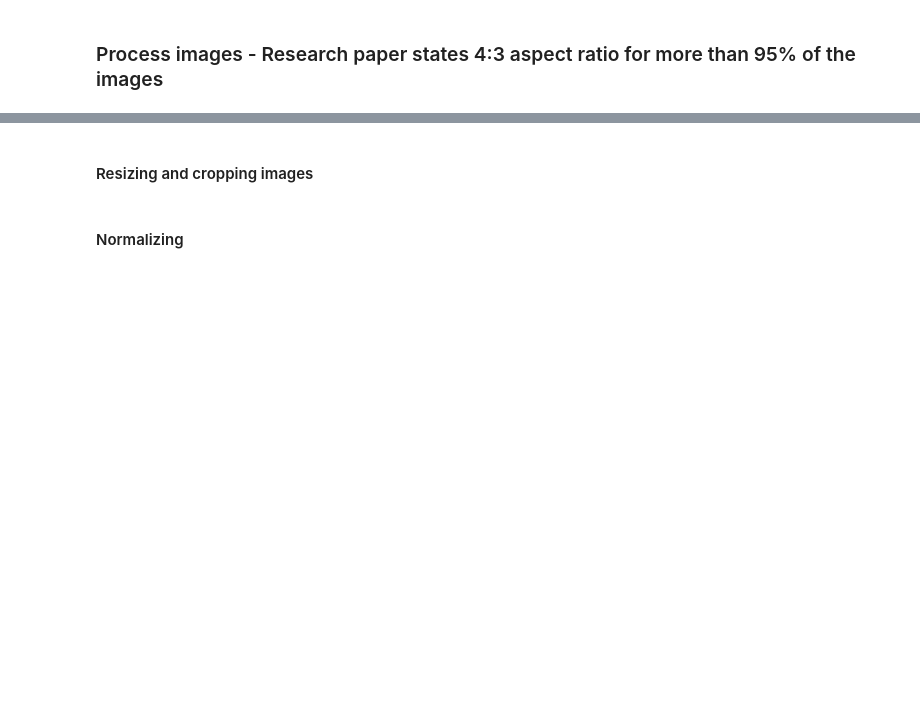
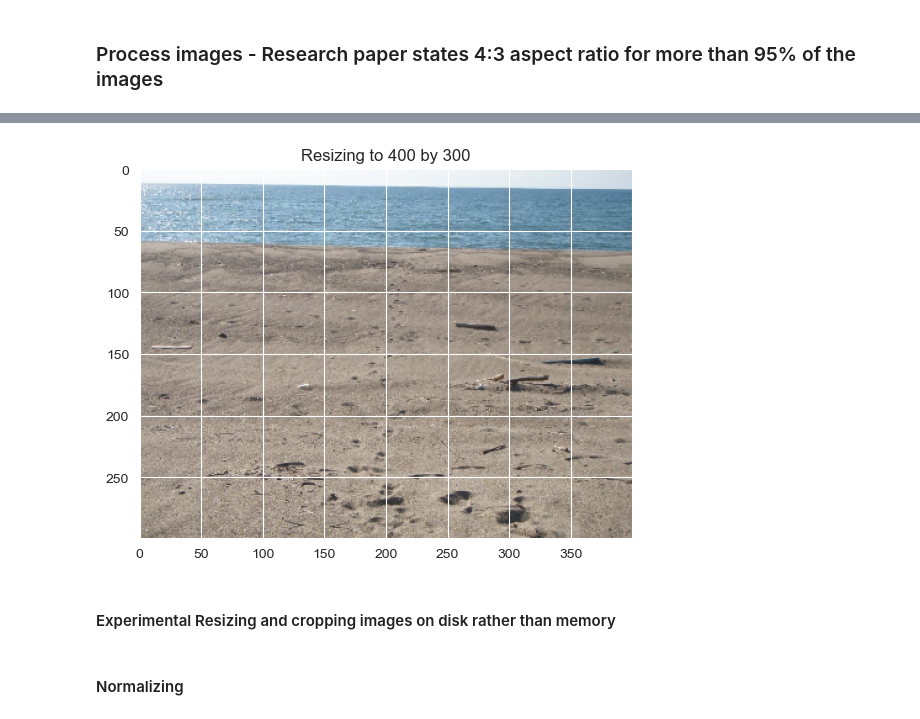
Before and after one commit to Ohm-Rajpal/AI-For-Change-Hackathon, a Jupyter notebook: garbage_classifier.ipynb, the cells around one changed output, grey strips where cells are left out. Saved outputs shown, nothing was run; the diff lists cells and outputs as text; code cells hidden in the pictures; blank space fills up the shorter version.

```diff
--- a/garbage_classifier.ipynb
+++ b/garbage_classifier.ipynb
@@ -68,0 +80,31 @@ visualize_data('./Beach Cleanup Dataset/beachlitter_dataset_2022/beachlitter/ima
+# %%
+target_width = 400  # 4:3 aspect ratio as given by the research file
+target_height = 300
+
+def resize_crop(image_path):
+
+    img = tf.io.read_file(image_path)
+    decoded_img = tf.image.decode_image(img)
+    # Explicitly set the shape to avoid Value Error
+    decoded_img.set_shape([None, None, 3])
+    resized_img = tf.image.resize(decoded_img, [target_height, target_width]) # height then width
+
+    return resized_img
+
+# Applying the resizing to every image in images and masks
+def resize_crop_all(images, masks):
+    resized_image_tensor = images.map(resize_crop, num_parallel_calls=tf.data.AUTOTUNE) # gpu
+    resized_masks_tensor = masks.map(resize_crop, num_parallel_calls=tf.data.AUTOTUNE)
+
+    return resized_image_tensor, resized_masks_tensor
+
+def normalize(image):
+    # Normalize image
+    return tf.cast(image, tf.float32) / 255. # [0 - 1] range
+
+
+def normalize_all(images, masks):
+    normalized_image_tensor = images.map(normalize, num_parallel_calls=tf.data.AUTOTUNE)
+    normalized_masks_tensor = masks.map(normalize, num_parallel_calls=tf.data.AUTOTUNE)
+
+    return normalized_image_tensor, normalized_masks_tensor
@@ -69,5 +120,15 @@ visualize_data('./Beach Cleanup Dataset/beachlitter_dataset_2022/beachlitter/ima
+# %%
+# Test to see if resizing is working on one example
+data = resize_crop('Beach Cleanup Dataset/beachlitter_dataset_2022/beachlitter/images/000000.jpg')
+data = data.numpy().astype(np.uint8)
+
+plt.imshow(data)
+plt.title('Resizing to 400 by 300')
+plt.show()
+# %% [output]
+[figure, added]
 # %% [markdown]
-#### Resizing and cropping images
+#### Experimental Resizing and cropping images on disk rather than memory
 # %%
 target_width = 400  # 4:3 aspect ratio as given by the research file
 target_height = 300
```
Also changed, not shown: parts of 22 cells of this notebook.
